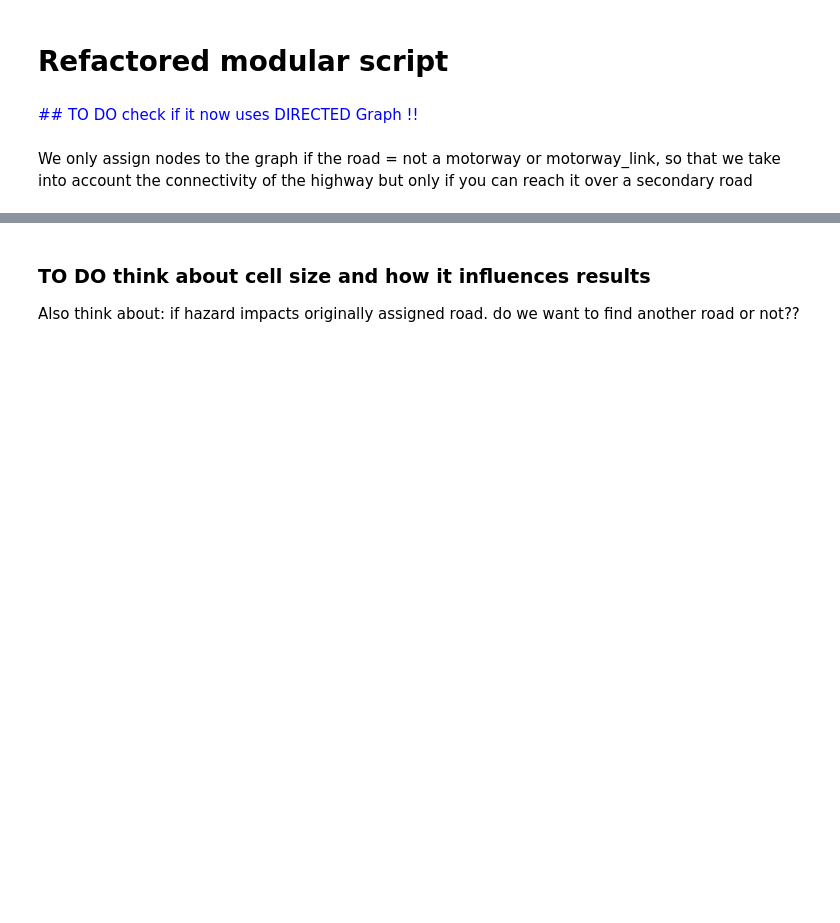
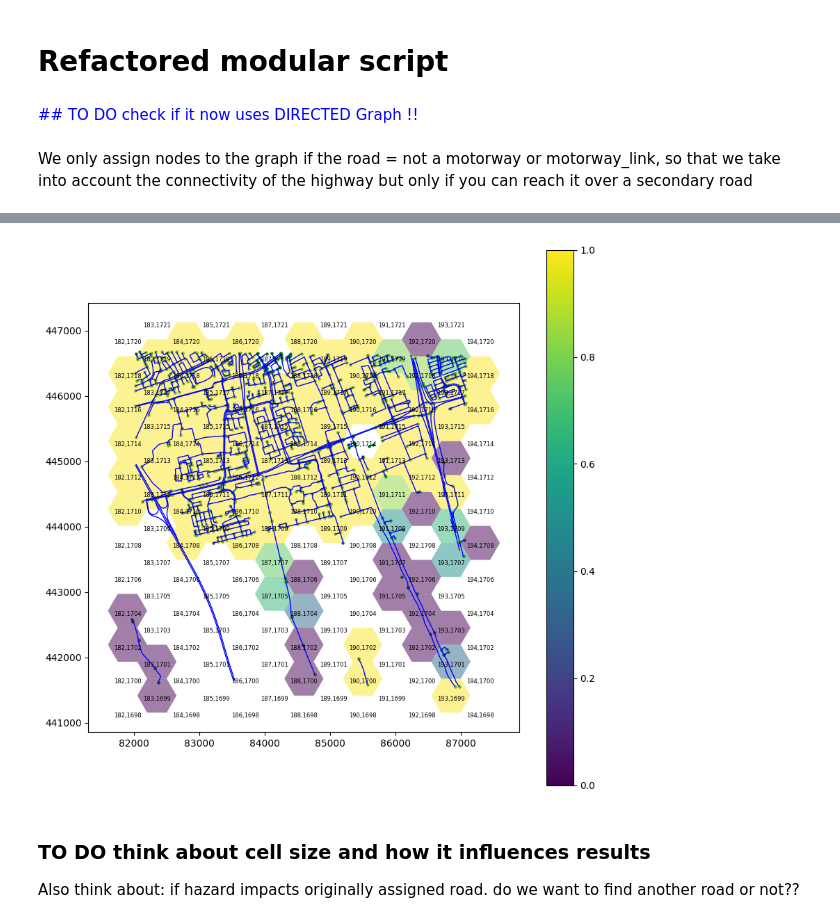
Before and after one commit to edPeregrina/powerpath, a Jupyter notebook: book/v_k_analysis/4. Accessibility.ipynb, the cells around one changed output, grey strips where cells are left out. Saved outputs shown, nothing was run; the diff lists cells and outputs as text; code cells hidden in the pictures; blank space fills up the shorter version.

```diff
--- a/book/v_k_analysis/4. Accessibility.ipynb
+++ b/book/v_k_analysis/4. Accessibility.ipynb
@@ -48,13 +49,26 @@ from pathlib import Path
 # %%
 # specify the name of the path to the project folder where you created the RA2CE folder setup
 
-root_dir = Path(r'N:\Projects\11209000\11209175\B. Measurements and calculations\Data\full_run')
+# root_dir = Path(r'N:\Projects\11209000\11209175\B. Measurements and calculations\Data\full_run')
+
+# #root_dir = Path.cwd().parent.joinpath("data")
+# assert root_dir.exists()
+# static_path = root_dir.joinpath("static")
+# #hazard_path = static_path.joinpath("hazard")
+# network_path = static_path.joinpath("network")
+# output_path = static_path.joinpath("output_graph")
+
+
+
+
+root_dir = Path(r'N:\Projects\11209000\11209175\B. Measurements and calculations\Data\full_run\V_K_analyse')
 #root_dir = Path.cwd().parent.joinpath("data")
 assert root_dir.exists()
-static_path = root_dir.joinpath("static")
-#hazard_path = static_path.joinpath("hazard")
+# static_path = root_dir.joinpath("static_maxwd")
+static_path = root_dir.joinpath("static_test")
 network_path = static_path.joinpath("network")
 output_path = static_path.joinpath("output_graph")
+hazard_path = static_path.joinpath("hazard", "reprojected")
 # %%
 # some preliminary functions
 
@@ -328,3 +499,18 @@ grid
+# %%
+fig, ax = plt.subplots(figsize=(10, 10))
+edges_gdf = gpd.read_file(output_path / 'base_graph_edges.gpkg').to_crs(to_crs)
+edges_gdf.plot(ax=ax, color='blue', lw=1)
+node_gdf_filtered.plot(ax=ax, color='green', markersize=5)
+grid.plot(ax=ax, column='flooded_reachability', legend=True, alpha=0.5)
+
+# Add labels with the cell_id at the centroid of each grid cell
+for idx, row in grid.iterrows():
+    ax.text(row['centroid'].x, row['centroid'].y, str(row['cell_id']),
+            fontsize=6, ha='center', va='top', color='black')
+
+    #191,1707
+# %% [output]
+[figure, added]
 # %% [markdown]
 ### TO DO think about cell size and how it influences results
 
```
Also changed, not shown: parts of 12 cells of this notebook.
